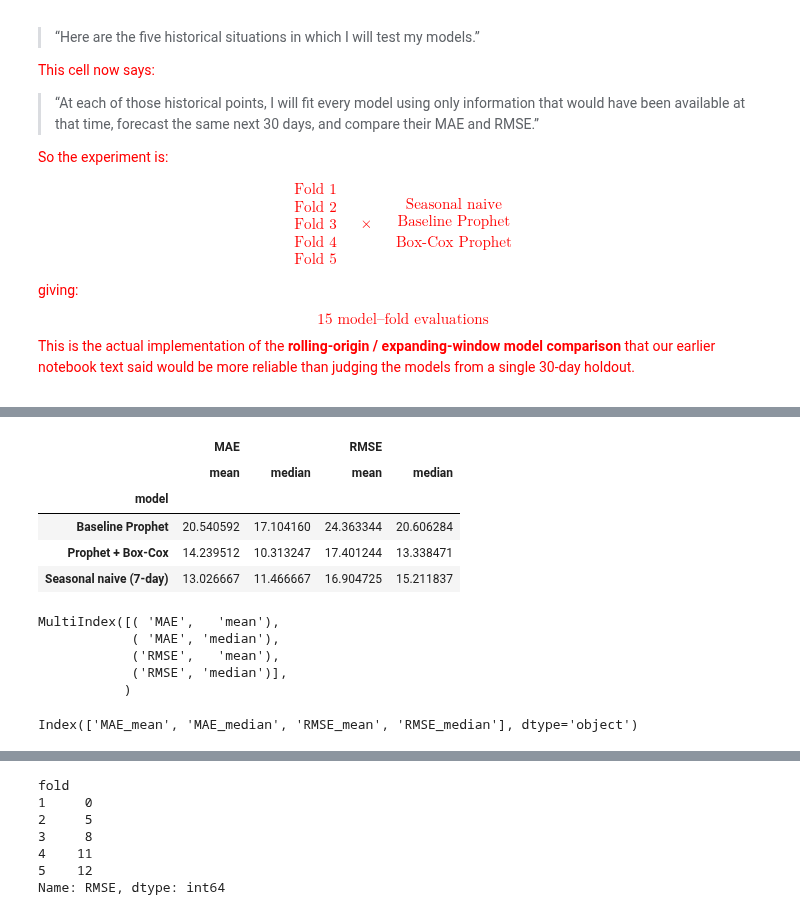
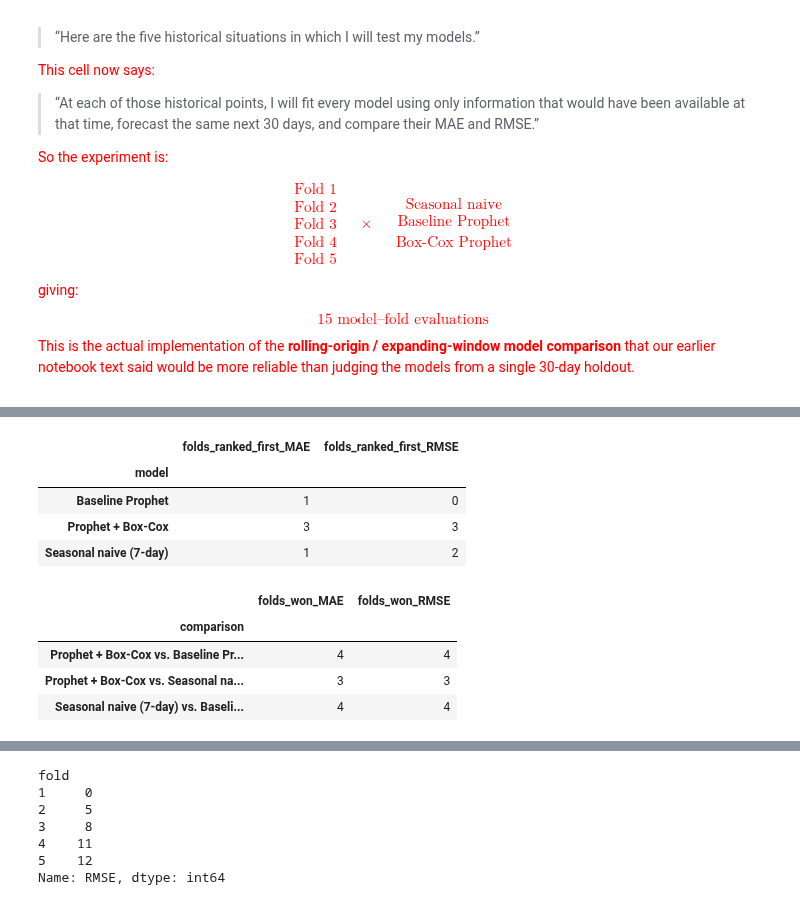
Before and after one commit to Nahid-ahmdv/medium_posts_time_series_forecasting, a Jupyter notebook: medium_posts_time_series_forecasting.ipynb, the cells around one changed output, grey strips where cells are left out. Drawn from its saved outputs; the diff is of its cells as text; code cells hidden in the pictures; folded sections open.

```diff
--- a/medium_posts_time_series_forecasting.ipynb
+++ b/medium_posts_time_series_forecasting.ipynb
@@ -8727,14 +8740,13 @@ for _, fold_row in fold_design.iterrows(): # that _ is a common convention in Py
         negative_prediction_log.append(
             {
                 "fold": fold_num,
-                "model": "Prophet + Box-Cox (pre-clip)",
+                "model": "Prophet + Box-Cox",
                 "n_negative": n_neg_boxcox,
                 "min_value": float(boxcox_yhat_raw.min()),
             }
         )
 
-    # same clip(lower=0) rule already used in the approved single-holdout Box-Cox pipeline
-    # boxcox_yhat = np.clip(boxcox_yhat_raw, a_min=0, a_max=None)
+    # No clipping in the rolling-origin evaluation; negative predictions are logged above, not altered.
     boxcox_yhat = boxcox_yhat_raw
 
     mae_boxcox = mean_absolute_error(fold_val["y"], boxcox_yhat)
@@ -9556,27 +9540,43 @@ display(summary_table)
-# %%
-agg = (
-    fold_results_df
-    .groupby("model")[["MAE", "RMSE"]]
-    .agg(["mean", "median"])
-)
-agg
-# %% [output]
-|  | MAE |  | RMSE |  |
-|  | mean | median | mean | median |
-| model |  |  |  |  |
-| Baseline Prophet | 20.540592 | 17.104160 | 24.363344 | 20.606284 |
-| Prophet + Box-Cox | 14.239512 | 10.313247 | 17.401244 | 13.338471 |
-| Seasonal naive (7-day) | 13.026667 | 11.466667 | 16.904725 | 15.211837 |
-# %%
-agg.columns
-# %% [output]
-MultiIndex([( 'MAE',   'mean'),
-            ( 'MAE', 'median'),
-            ('RMSE',   'mean'),
-            ('RMSE', 'median')],
-           )
-# %%
-agg.columns = ["_".join(c) for c in agg.columns]
-agg.columns
-# %% [output]
-Index(['MAE_mean', 'MAE_median', 'RMSE_mean', 'RMSE_median'], dtype='object')
+# %%
+mae_by_fold = fold_results_df.pivot(index="fold", columns="model", values="MAE")
+rmse_by_fold = fold_results_df.pivot(index="fold", columns="model", values="RMSE")
+
+first_place = (
+    pd.DataFrame({
+        "folds_ranked_first_MAE": mae_by_fold.idxmin(axis=1).value_counts(),
+        "folds_ranked_first_RMSE": rmse_by_fold.idxmin(axis=1).value_counts(),
+    })
+    .reindex(mae_by_fold.columns)
+    .fillna(0)
+    .astype(int)
+)
+
+pairs = [
+    ("Prophet + Box-Cox", "Baseline Prophet"),
+    ("Prophet + Box-Cox", "Seasonal naive (7-day)"),
+    ("Seasonal naive (7-day)", "Baseline Prophet"),
+]
+head_to_head = pd.DataFrame(
+    [
+        {
+            "comparison": f"{a} vs. {b}",
+            "folds_won_MAE": int((mae_by_fold[a] < mae_by_fold[b]).sum()),
+            "folds_won_RMSE": int((rmse_by_fold[a] < rmse_by_fold[b]).sum()),
+        }
+        for a, b in pairs
+    ]
+).set_index("comparison")
+
+display(first_place)
+display(head_to_head)
+# %% [output]
+|  | folds_ranked_first_MAE | folds_ranked_first_RMSE |
+| model |  |  |
+| Baseline Prophet | 1 | 0 |
+| Prophet + Box-Cox | 3 | 3 |
+| Seasonal naive (7-day) | 1 | 2 |
+|  | folds_won_MAE | folds_won_RMSE |
+| comparison |  |  |
+| Prophet + Box-Cox vs. Baseline Pr... | 4 | 4 |
+| Prophet + Box-Cox vs. Seasonal na... | 3 | 3 |
+| Seasonal naive (7-day) vs. Baseli... | 4 | 4 |
```
Also changed, not shown: parts of 39 cells of this notebook.
